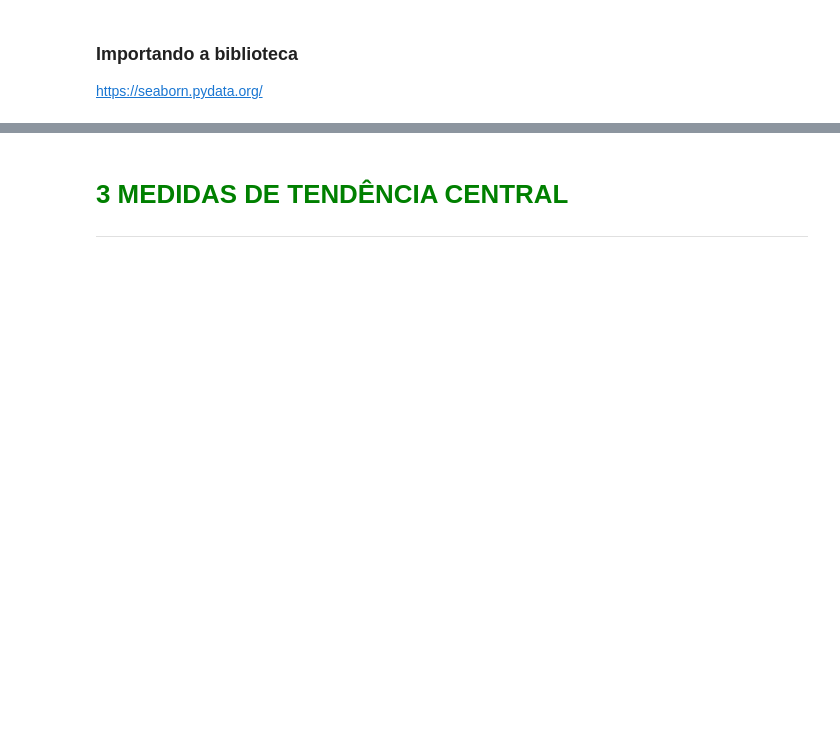
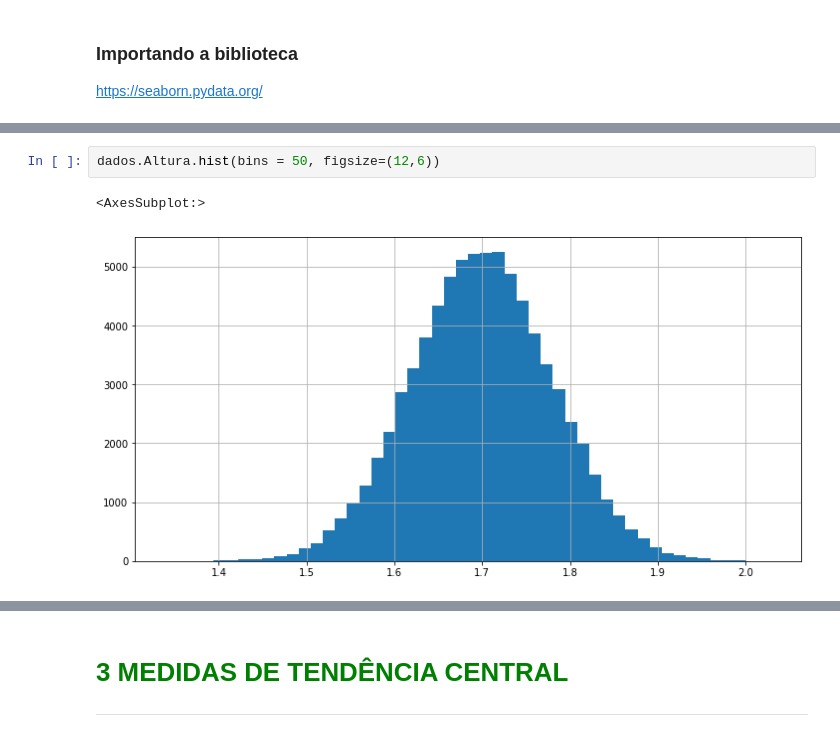
Before and after one commit to cglima/estatistica-python-parte-1-frequencias-e-medidas, a Jupyter notebook: notebook/curso-de-estatistica-parte-1.ipynb, the cells around one changed output, grey strips where cells are left out. Drawn from its saved outputs; the diff is of its cells as text; blank space fills up the shorter version.

```diff
--- a/notebook/curso-de-estatistica-parte-1.ipynb
+++ b/notebook/curso-de-estatistica-parte-1.ipynb
@@ -521,0 +543,5 @@ https://seaborn.pydata.org/
+# %%
+dados.Altura.hist(bins = 50, figsize=(12,6))
+# %% [output]
+<AxesSubplot:>
+[figure, added]
```
Also changed, not shown: parts of 5 cells of this notebook.
